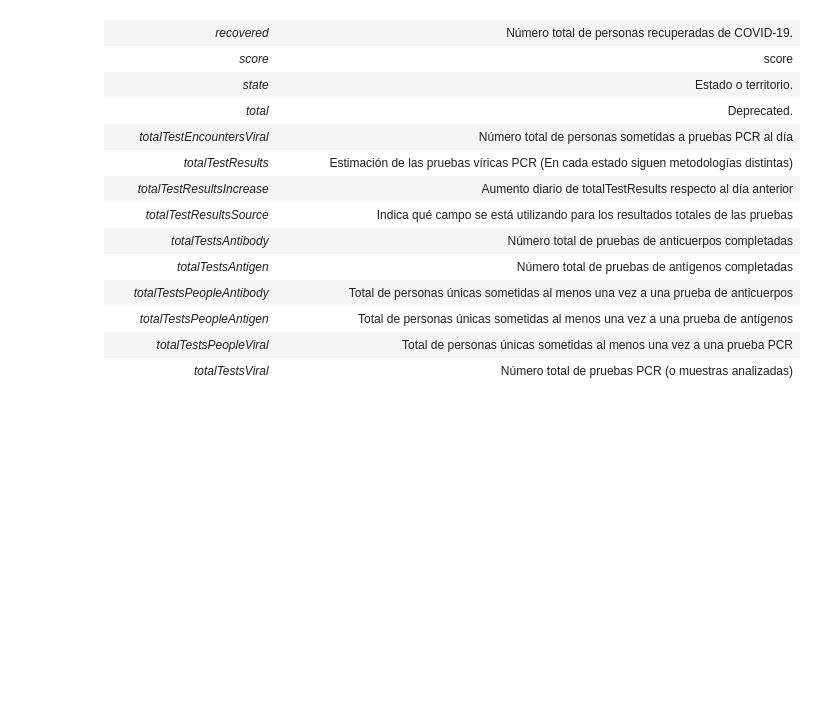
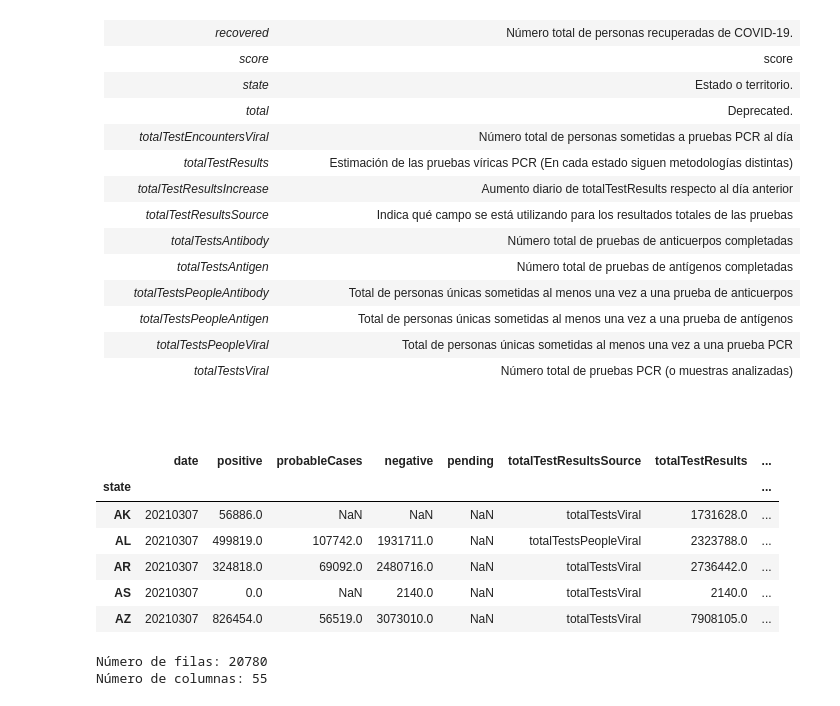
Before and after one commit to AI-School-F5-P2/minidatathon, a Jupyter notebook: preprocessing.ipynb, the cells around one changed output. Cells and saved outputs as stored; diff of their text form; code cells hidden in the pictures; blank space fills up the shorter version.

```diff
--- a/preprocessing.ipynb
+++ b/preprocessing.ipynb
@@ -70,3 +72,36 @@ import pandas as pd
 | *totalTestsViral*| Número total de pruebas PCR (o muestras analizadas)
 # %% [markdown]
 ##
+# %%
+
+
+# Una variable para la ruta, buenas prácticas
+path_to_data = "./covid_data.csv"
+
+# Importamos el dataset y comprobamos que está correcto
+df = pd.read_csv(path_to_data, index_col="state")
+# Aumentar el número de líneas a 100
+pd.set_option("display.max_columns", 60)
+pd.set_option("display.max_rows", 100)
+df.head()
+# %% [output]
+|  | date | positive | probableCases | negative | pending | totalTestResultsSource | totalTestResults | ... |
+| state |  |  |  |  |  |  |  | ... |
+| AK | 20210307 | 56886.0 | NaN | NaN | NaN | totalTestsViral | 1731628.0 | ... |
+| AL | 20210307 | 499819.0 | 107742.0 | 1931711.0 | NaN | totalTestsPeopleViral | 2323788.0 | ... |
+| AR | 20210307 | 324818.0 | 69092.0 | 2480716.0 | NaN | totalTestsViral | 2736442.0 | ... |
+| AS | 20210307 | 0.0 | NaN | 2140.0 | NaN | totalTestsViral | 2140.0 | ... |
+| AZ | 20210307 | 826454.0 | 56519.0 | 3073010.0 | NaN | totalTestsViral | 7908105.0 | ... |
+# %%
+# Realizar alguna manipulación de datos
+
+# Mostrar las primeras 5 filas del conjunto de datos
+df.head()
+
+# Mostrar el número de filas y columnas en el conjunto de datos
+num_filas, num_columnas = df.shape
+print(f"Número de filas: {num_filas}")
+print(f"Número de columnas: {num_columnas}")
+# %% [output]
+Número de filas: 20780
+Número de columnas: 55
```
Also changed, not shown: parts of 10 cells of this notebook.
